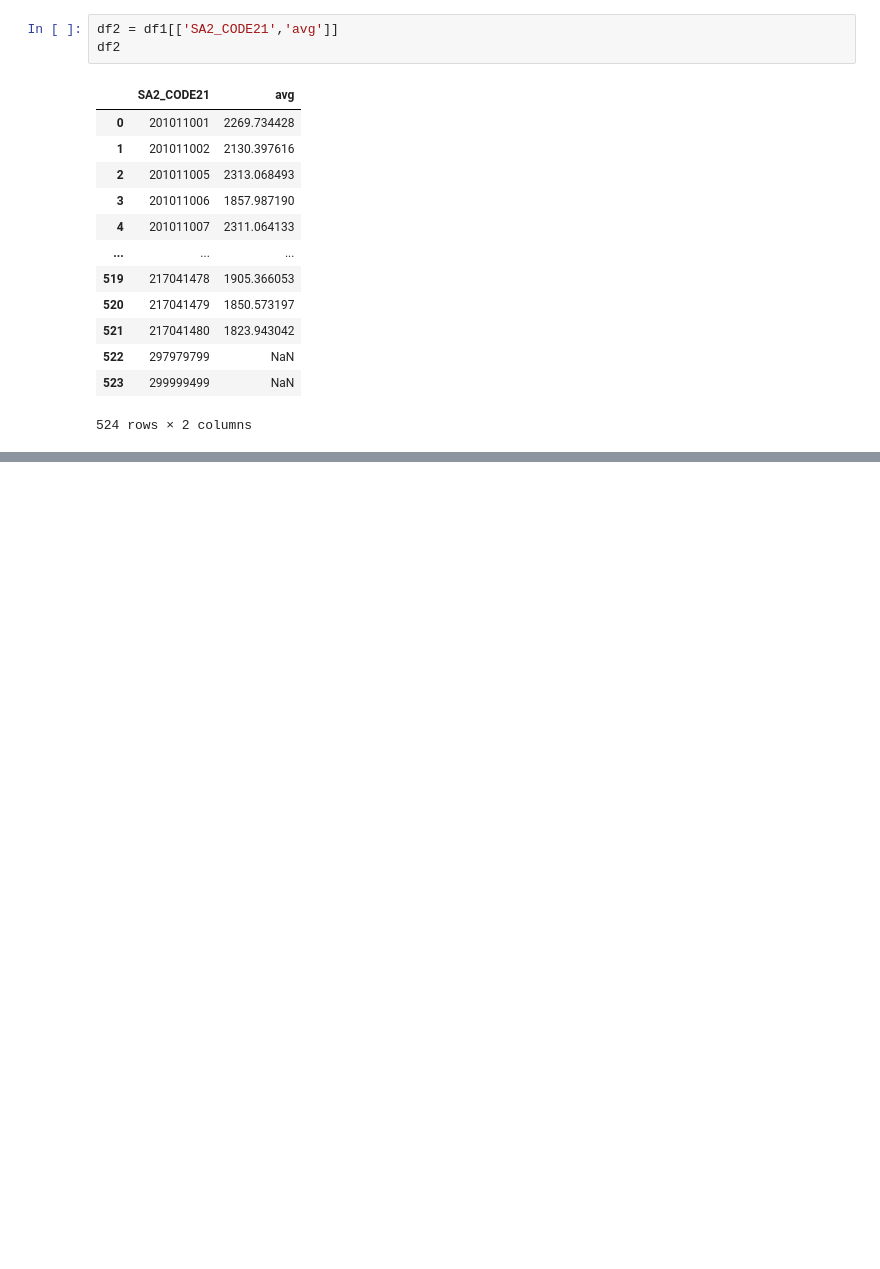
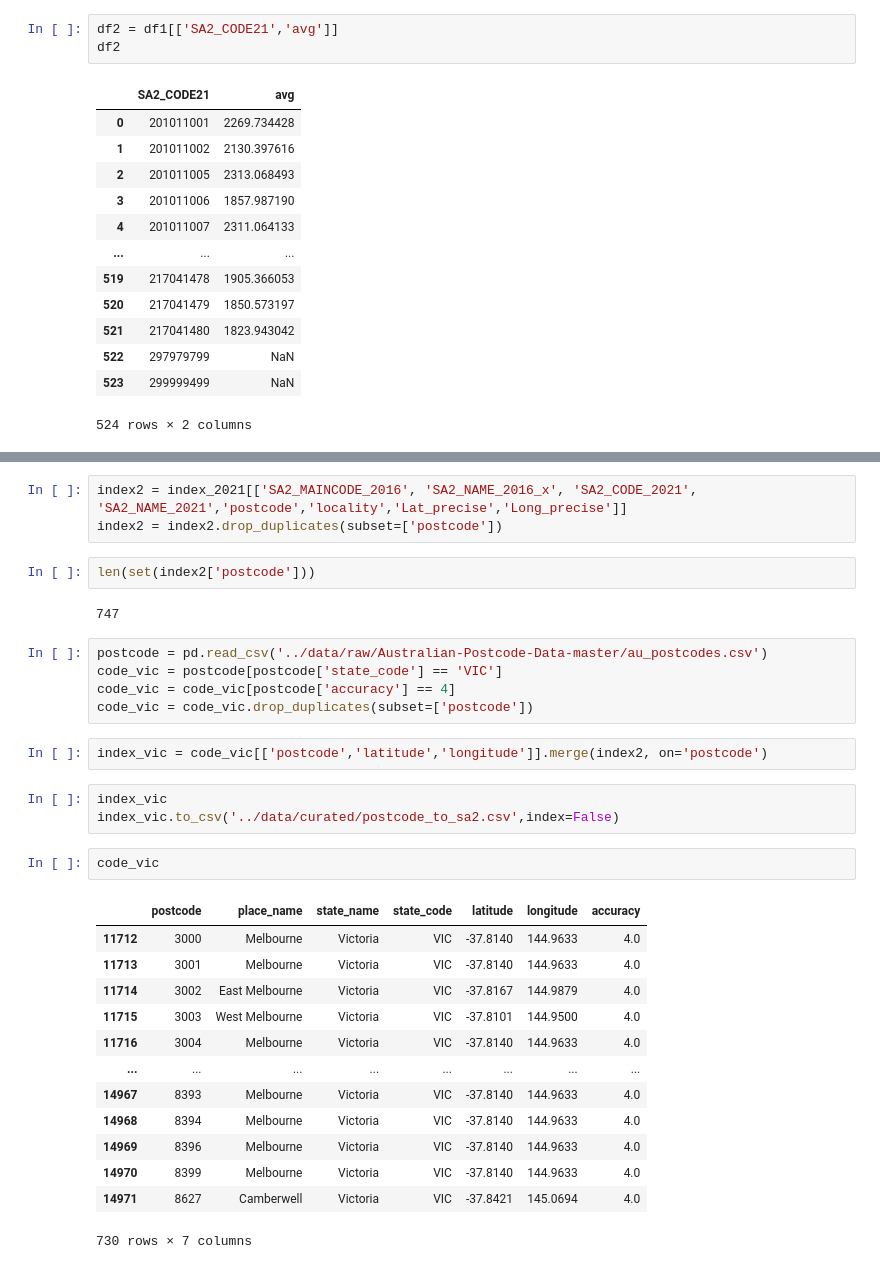
Before and after one commit to MAST30034-Applied-Data-Science/generic-real-estate-consulting-project-group-46, a Jupyter notebook: notebooks/preprocess.ipynb, the cells around one changed output, grey strips where cells are left out. Saved outputs shown, nothing was run; the diff lists cells and outputs as text; blank space fills up the shorter version.

```diff
--- a/notebooks/preprocess.ipynb
+++ b/notebooks/preprocess.ipynb
@@ -74,0 +84,33 @@ df2.to_csv('../data/curated/income.csv',index=False)
+# %%
+index2 = index_2021[['SA2_MAINCODE_2016', 'SA2_NAME_2016_x', 'SA2_CODE_2021', 'SA2_NAME_2021','postcode','locality','Lat_precise','Long_precise']]
+index2 = index2.drop_duplicates(subset=['postcode'])
+# %%
+len(set(index2['postcode']))
+# %% [output]
+747
+# %%
+postcode = pd.read_csv('../data/raw/Australian-Postcode-Data-master/au_postcodes.csv')
+code_vic = postcode[postcode['state_code'] == 'VIC']
+code_vic = code_vic[postcode['accuracy'] == 4]
+code_vic = code_vic.drop_duplicates(subset=['postcode'])
+# %%
+index_vic = code_vic[['postcode','latitude','longitude']].merge(index2, on='postcode')
+# %%
+index_vic
+index_vic.to_csv('../data/curated/postcode_to_sa2.csv',index=False)
+# %%
+code_vic
+# %% [output]
+|  | postcode | place_name | state_name | state_code | latitude | longitude | accuracy |
+| 11712 | 3000 | Melbourne | Victoria | VIC | -37.8140 | 144.9633 | 4.0 |
+| 11713 | 3001 | Melbourne | Victoria | VIC | -37.8140 | 144.9633 | 4.0 |
+| 11714 | 3002 | East Melbourne | Victoria | VIC | -37.8167 | 144.9879 | 4.0 |
+| 11715 | 3003 | West Melbourne | Victoria | VIC | -37.8101 | 144.9500 | 4.0 |
+| 11716 | 3004 | Melbourne | Victoria | VIC | -37.8140 | 144.9633 | 4.0 |
+| ... | ... | ... | ... | ... | ... | ... | ... |
+| 14967 | 8393 | Melbourne | Victoria | VIC | -37.8140 | 144.9633 | 4.0 |
+| 14968 | 8394 | Melbourne | Victoria | VIC | -37.8140 | 144.9633 | 4.0 |
+| 14969 | 8396 | Melbourne | Victoria | VIC | -37.8140 | 144.9633 | 4.0 |
+| 14970 | 8399 | Melbourne | Victoria | VIC | -37.8140 | 144.9633 | 4.0 |
+| 14971 | 8627 | Camberwell | Victoria | VIC | -37.8421 | 145.0694 | 4.0 |
+730 rows × 7 columns
```
Also changed, not shown: parts of 10 cells of this notebook, 2 other files.
